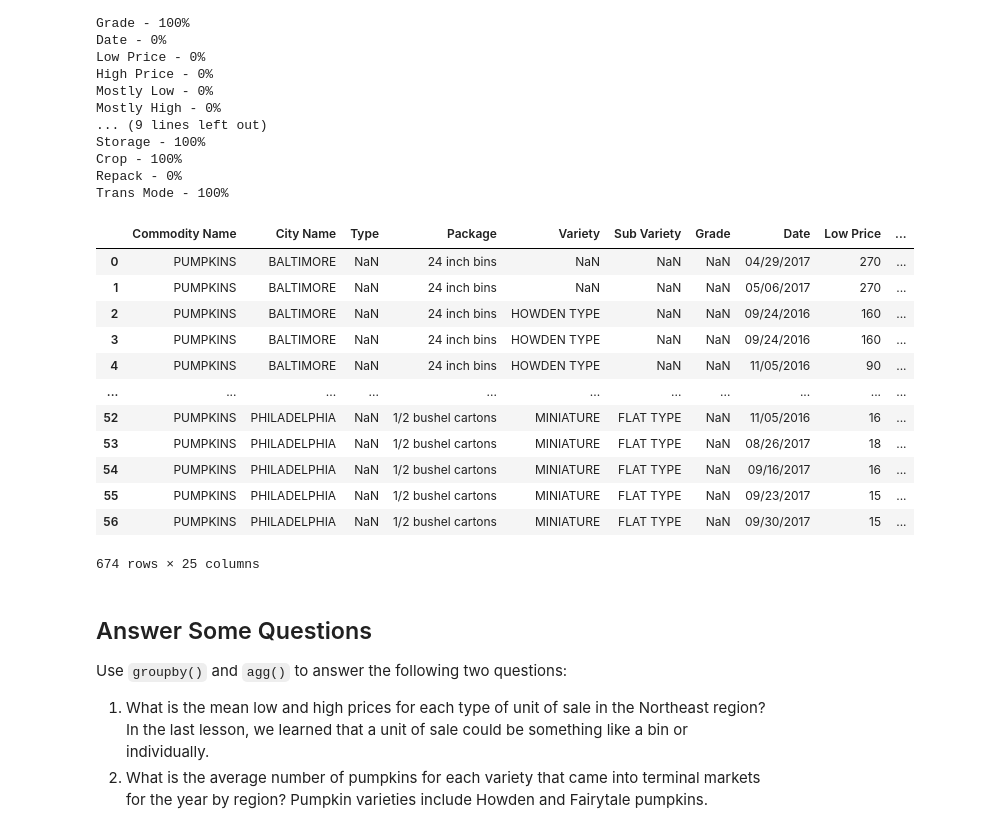
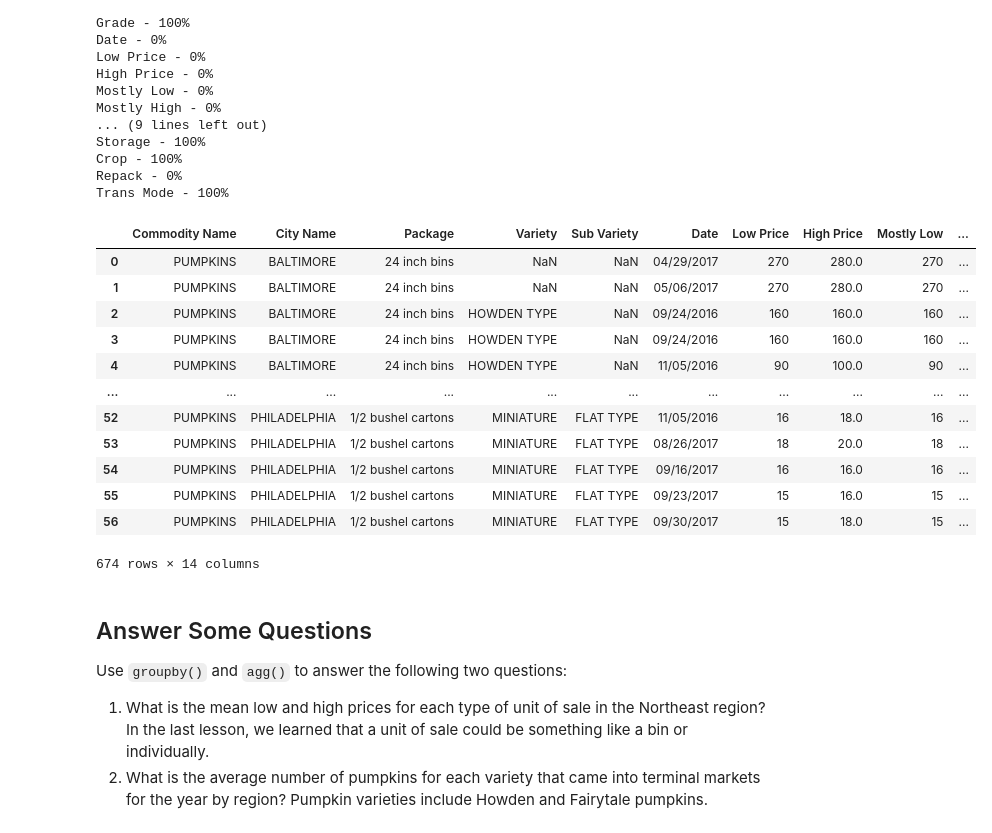
Before and after one commit to kd-harris/data-manipulation, a Jupyter notebook: Data Manipulation Studio.ipynb, the cells around one changed output. Saved outputs shown, nothing was run; the diff lists cells and outputs as text; code cells hidden in the pictures.

```diff
--- a/Data Manipulation Studio.ipynb
+++ b/Data Manipulation Studio.ipynb
@@ -122,23 +122,27 @@ Trans Mode - 100%
 # %%
 # Combine the four dataframes into one!
 
 four_cities = baltimore_df.append([boston_df, newyork_df, phila_df])
 
+
+
+four_cities = four_cities.drop(["Type", "Grade", "Origin District", "Color", "Environment", "Quality", "Condition", "Appearance", "Storage", "Crop", "Trans Mode"], axis=1)
+
 four_cities
 # %% [output]
-|  | Commodity Name | City Name | Type | Package | Variety | Sub Variety | Grade | Date | Low Price | ... |
-| 0 | PUMPKINS | BALTIMORE | NaN | 24 inch bins | NaN | NaN | NaN | 04/29/2017 | 270 | ... |
-| 1 | PUMPKINS | BALTIMORE | NaN | 24 inch bins | NaN | NaN | NaN | 05/06/2017 | 270 | ... |
-| 2 | PUMPKINS | BALTIMORE | NaN | 24 inch bins | HOWDEN TYPE | NaN | NaN | 09/24/2016 | 160 | ... |
-| 3 | PUMPKINS | BALTIMORE | NaN | 24 inch bins | HOWDEN TYPE | NaN | NaN | 09/24/2016 | 160 | ... |
-| 4 | PUMPKINS | BALTIMORE | NaN | 24 inch bins | HOWDEN TYPE | NaN | NaN | 11/05/2016 | 90 | ... |
+|  | Commodity Name | City Name | Package | Variety | Sub Variety | Date | Low Price | High Price | Mostly Low | ... |
+| 0 | PUMPKINS | BALTIMORE | 24 inch bins | NaN | NaN | 04/29/2017 | 270 | 280.0 | 270 | ... |
+| 1 | PUMPKINS | BALTIMORE | 24 inch bins | NaN | NaN | 05/06/2017 | 270 | 280.0 | 270 | ... |
+| 2 | PUMPKINS | BALTIMORE | 24 inch bins | HOWDEN TYPE | NaN | 09/24/2016 | 160 | 160.0 | 160 | ... |
+| 3 | PUMPKINS | BALTIMORE | 24 inch bins | HOWDEN TYPE | NaN | 09/24/2016 | 160 | 160.0 | 160 | ... |
+| 4 | PUMPKINS | BALTIMORE | 24 inch bins | HOWDEN TYPE | NaN | 11/05/2016 | 90 | 100.0 | 90 | ... |
 | ... | ... | ... | ... | ... | ... | ... | ... | ... | ... | ... |
-| 52 | PUMPKINS | PHILADELPHIA | NaN | 1/2 bushel cartons | MINIATURE | FLAT TYPE | NaN | 11/05/2016 | 16 | ... |
-| 53 | PUMPKINS | PHILADELPHIA | NaN | 1/2 bushel cartons | MINIATURE | FLAT TYPE | NaN | 08/26/2017 | 18 | ... |
-| 54 | PUMPKINS | PHILADELPHIA | NaN | 1/2 bushel cartons | MINIATURE | FLAT TYPE | NaN | 09/16/2017 | 16 | ... |
-| 55 | PUMPKINS | PHILADELPHIA | NaN | 1/2 bushel cartons | MINIATURE | FLAT TYPE | NaN | 09/23/2017 | 15 | ... |
-| 56 | PUMPKINS | PHILADELPHIA | NaN | 1/2 bushel cartons | MINIATURE | FLAT TYPE | NaN | 09/30/2017 | 15 | ... |
+| 52 | PUMPKINS | PHILADELPHIA | 1/2 bushel cartons | MINIATURE | FLAT TYPE | 11/05/2016 | 16 | 18.0 | 16 | ... |
+| 53 | PUMPKINS | PHILADELPHIA | 1/2 bushel cartons | MINIATURE | FLAT TYPE | 08/26/2017 | 18 | 20.0 | 18 | ... |
+| 54 | PUMPKINS | PHILADELPHIA | 1/2 bushel cartons | MINIATURE | FLAT TYPE | 09/16/2017 | 16 | 16.0 | 16 | ... |
+| 55 | PUMPKINS | PHILADELPHIA | 1/2 bushel cartons | MINIATURE | FLAT TYPE | 09/23/2017 | 15 | 16.0 | 15 | ... |
+| 56 | PUMPKINS | PHILADELPHIA | 1/2 bushel cartons | MINIATURE | FLAT TYPE | 09/30/2017 | 15 | 18.0 | 15 | ... |
-674 rows × 25 columns
+674 rows × 14 columns
 # %% [markdown]
 ## Answer Some Questions
 
```
Also changed, not shown: parts of 4 cells of this notebook.
